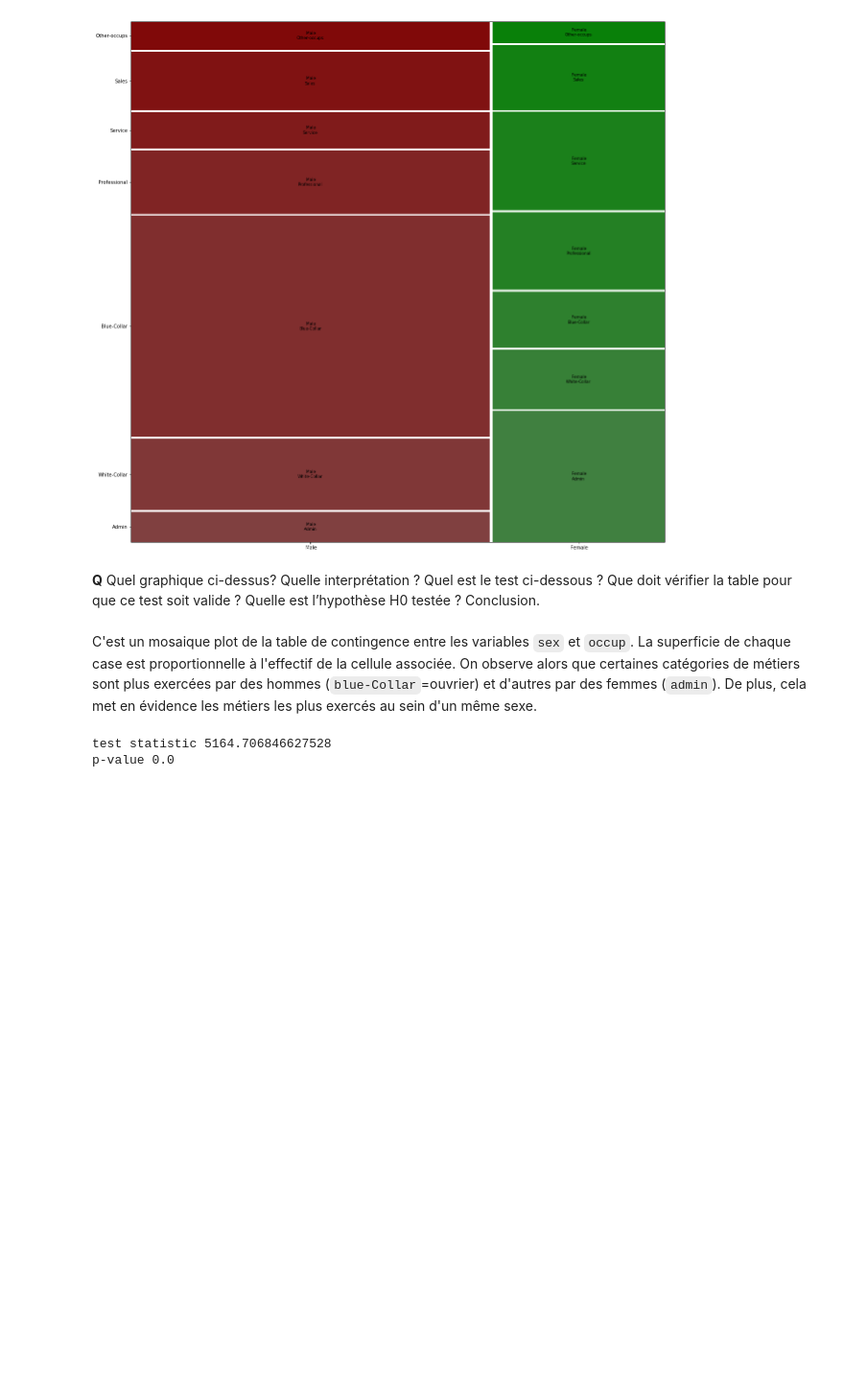
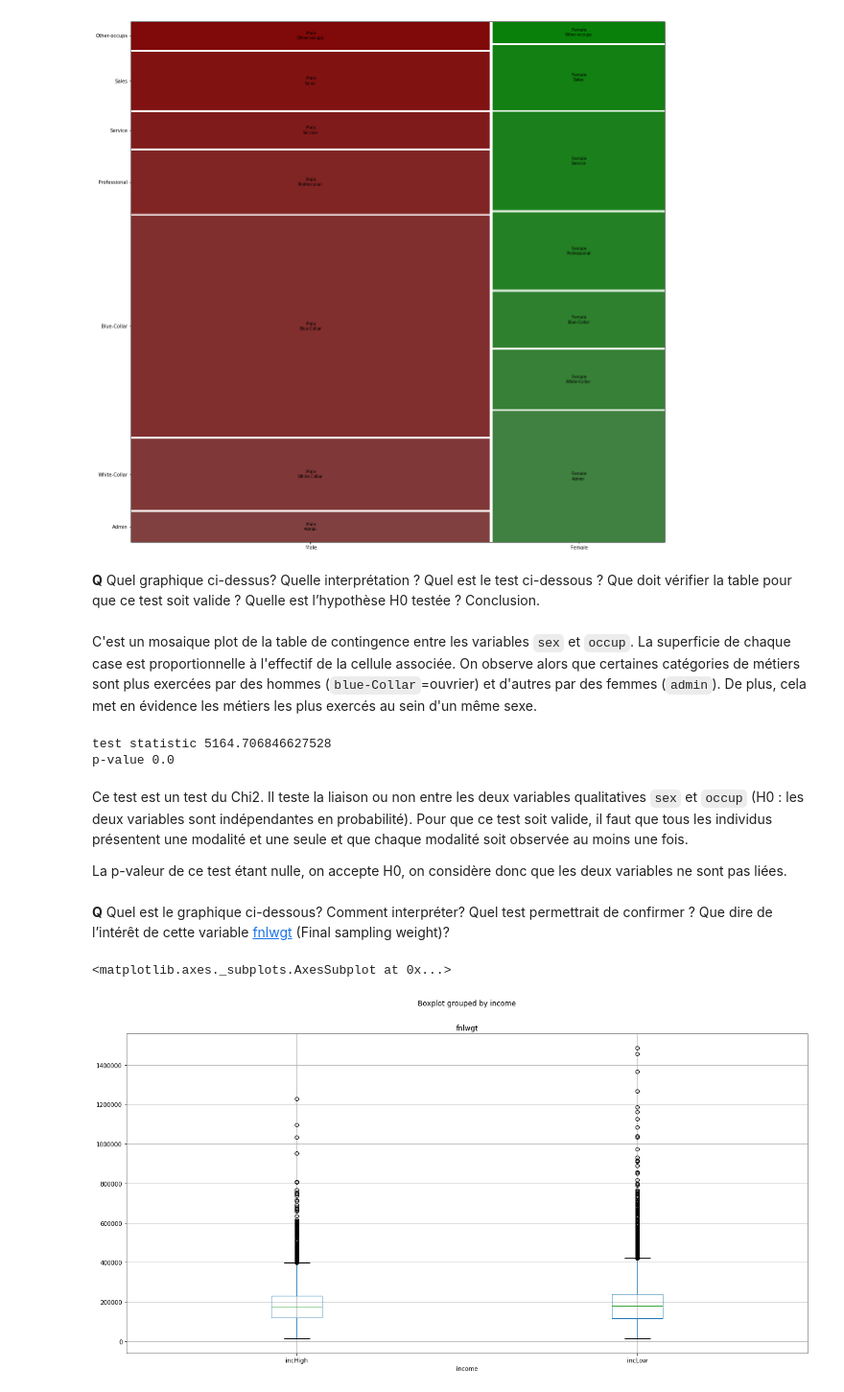
Before and after one commit to LouisDelvaux/Exploration4A, a Jupyter notebook: Adult-Census/Explo-Python-AdultCensus (PROJET).ipynb, the cells around one changed output. Shown at 96% size. Saved outputs shown, nothing was run; the diff lists cells and outputs as text; code cells hidden in the pictures; blank space fills up the shorter version.

```diff
--- a/Adult-Census/Explo-Python-AdultCensus (PROJET).ipynb
+++ b/Adult-Census/Explo-Python-AdultCensus (PROJET).ipynb
@@ -418,0 +417,12 @@ p-value 0.0
+# %% [markdown]
+Ce test est un test du Chi2. Il teste la liaison ou non entre les deux variables qualitatives `sex` et `occup` (H0 : les deux variables sont indépendantes en probabilité). Pour que ce test soit valide, il faut que tous les individus présentent une modalité et une seule et que chaque modalité soit observée au moins une fois.
+
+La p-valeur de ce test étant nulle, on accepte H0, on considère donc que les deux variables ne sont pas liées.
+# %% [markdown]
+**Q** Quel est le graphique ci-dessous? Comment interpréter? Quel test permettrait de confirmer ? Que dire de l’intérêt de cette variable [fnlwgt](http://web.cs.wpi.edu/~cs4341/C00/Projects/fnlwgt) (Final sampling weight)?
+# %%
+fig, ax = plt.subplots(figsize=(20,10))
+dataBase.boxplot('fnlwgt','income',ax)
+# %% [output]
+<matplotlib.axes._subplots.AxesSubplot at 0x...>
+[figure, added]
```
Also changed, not shown: parts of 13 cells of this notebook.
